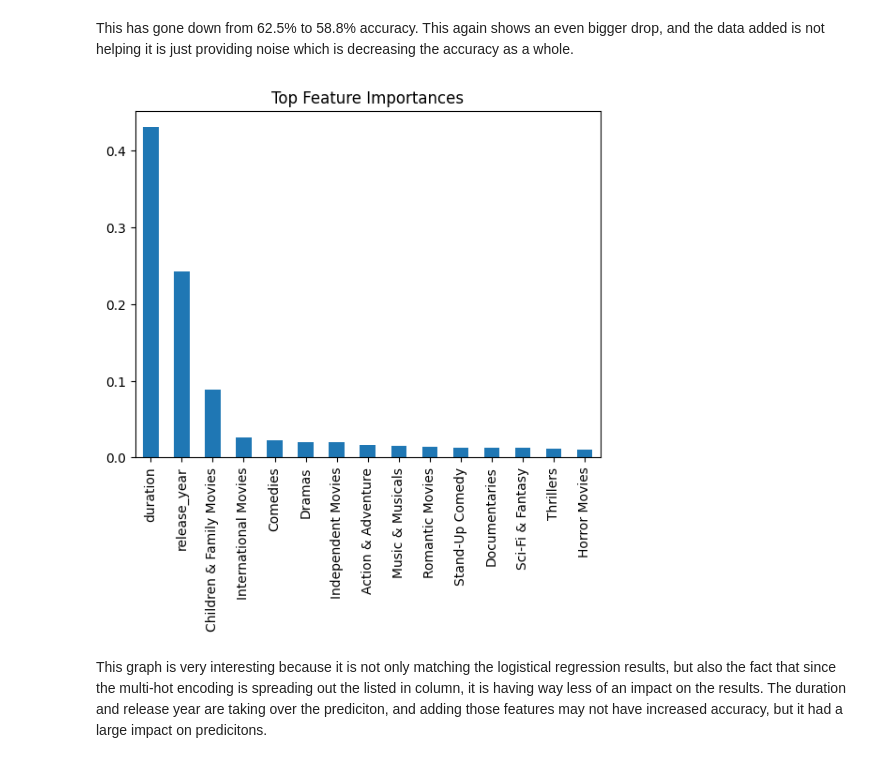
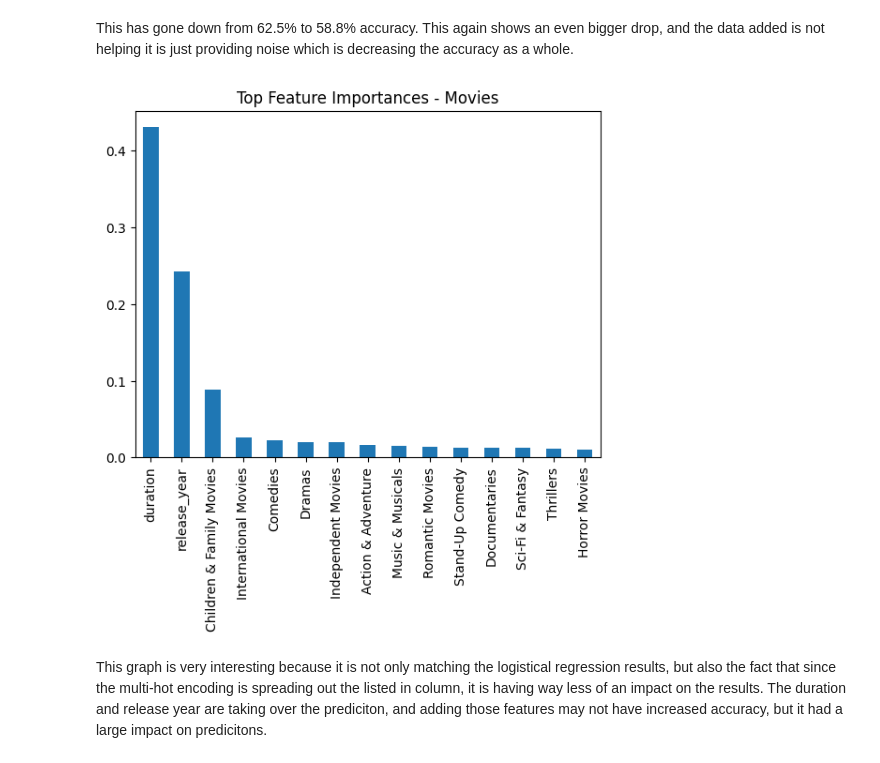
Before and after one commit to Nick-Pleva/Data-Science-Pinnacle-Project, a Jupyter notebook: final_project.ipynb, the cells around one changed output. Saved outputs shown, nothing was run; the diff lists cells and outputs as text; code cells hidden in the pictures.

```diff
--- a/final_project.ipynb
+++ b/final_project.ipynb
@@ -909,14 +909,14 @@ This has gone down from 62.5% to 58.8% accuracy. This again shows an even bigger
 # %%
 importances = movies_forest.feature_importances_
 feat_names = movies_X.columns
 
 feat_imp = pd.Series(importances, index=feat_names).sort_values(ascending=False)
 
 feat_imp.head(15).plot(kind="bar")
-plt.title("Top Feature Importances")
+plt.title("Top Feature Importances - Movies")
 plt.show()
 # %% [output]
-[figure, old version]
+[figure, new version]
 # %% [markdown]
 This graph is very interesting because it is not only matching the logistical regression results, but also the fact that since the multi-hot encoding is spreading out the listed in column, it is having way less of an impact on the results. The duration and release year are taking over the prediciton, and adding those features may not have increased accuracy, but it had a large impact on predicitons.
 # %%
```
Also changed, not shown: parts of 2 cells of this notebook.
